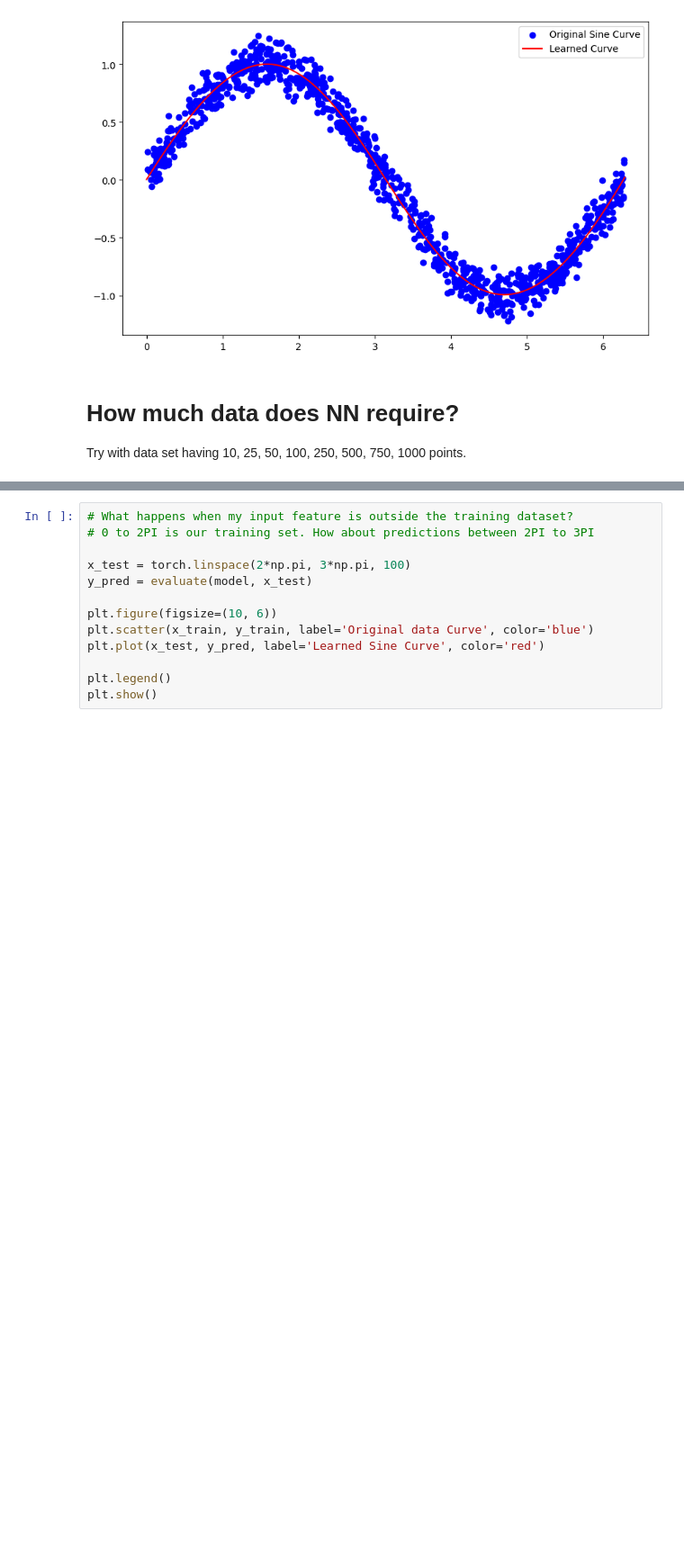
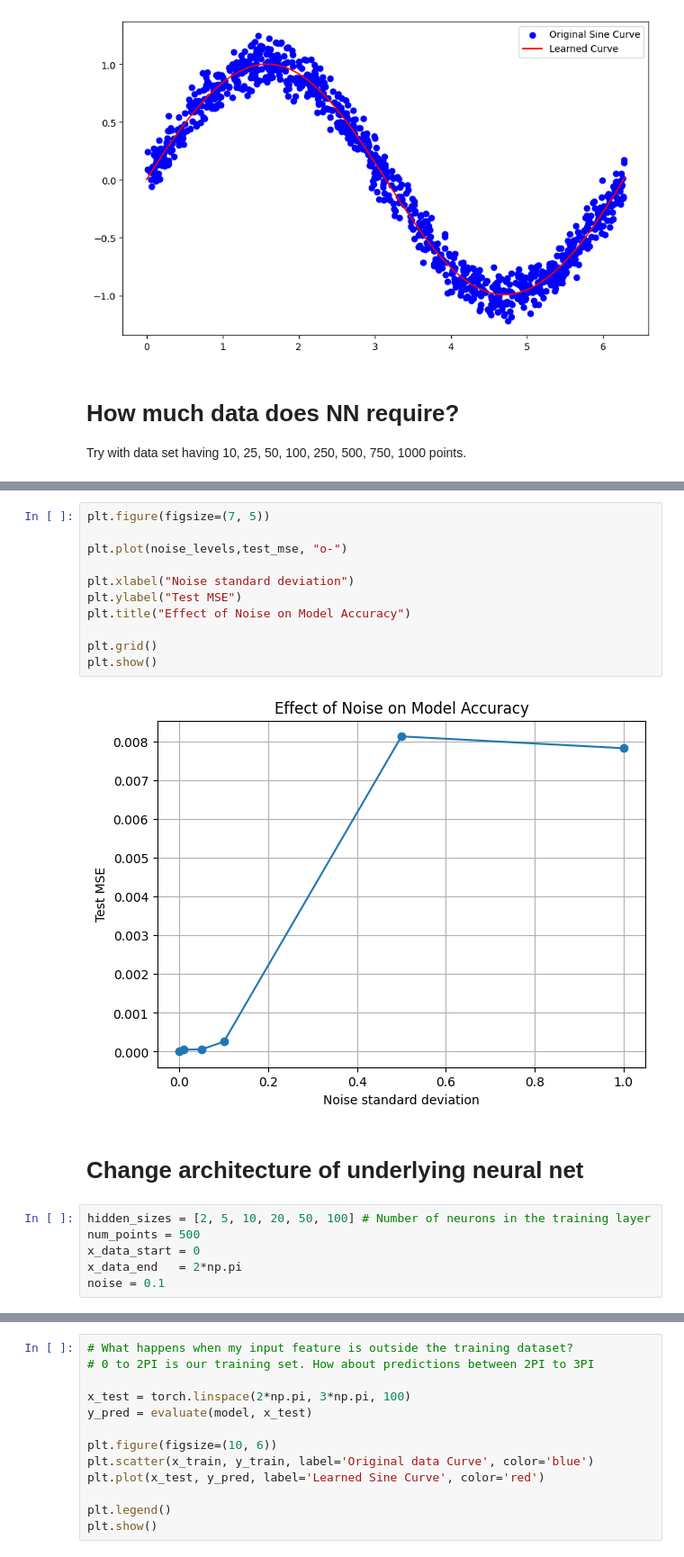
Before and after one commit to viba2001/AI_Science_Engineering_Fall26, a Jupyter notebook: Tutorial 01 Function approximation.ipynb, the cells around one changed output, grey strips where cells are left out. Shown at 90% size. Drawn from its saved outputs; the diff is of its cells as text; blank space fills up the shorter version.

```diff
--- a/Tutorial 01 Function approximation.ipynb
+++ b/Tutorial 01 Function approximation.ipynb
@@ -229,0 +309,21 @@ plt.show()
+# %%
+plt.figure(figsize=(7, 5))
+
+plt.plot(noise_levels,test_mse, "o-")
+
+plt.xlabel("Noise standard deviation")
+plt.ylabel("Test MSE")
+plt.title("Effect of Noise on Model Accuracy")
+
+plt.grid()
+plt.show()
+# %% [output]
+[figure, added]
+# %% [markdown]
+# Change architecture of underlying neural net
+# %%
+hidden_sizes = [2, 5, 10, 20, 50, 100] # Number of neurons in the training layer
+num_points = 500
+x_data_start = 0
+x_data_end   = 2*np.pi
+noise = 0.1
```
Also changed, not shown: parts of 13 cells of this notebook.
